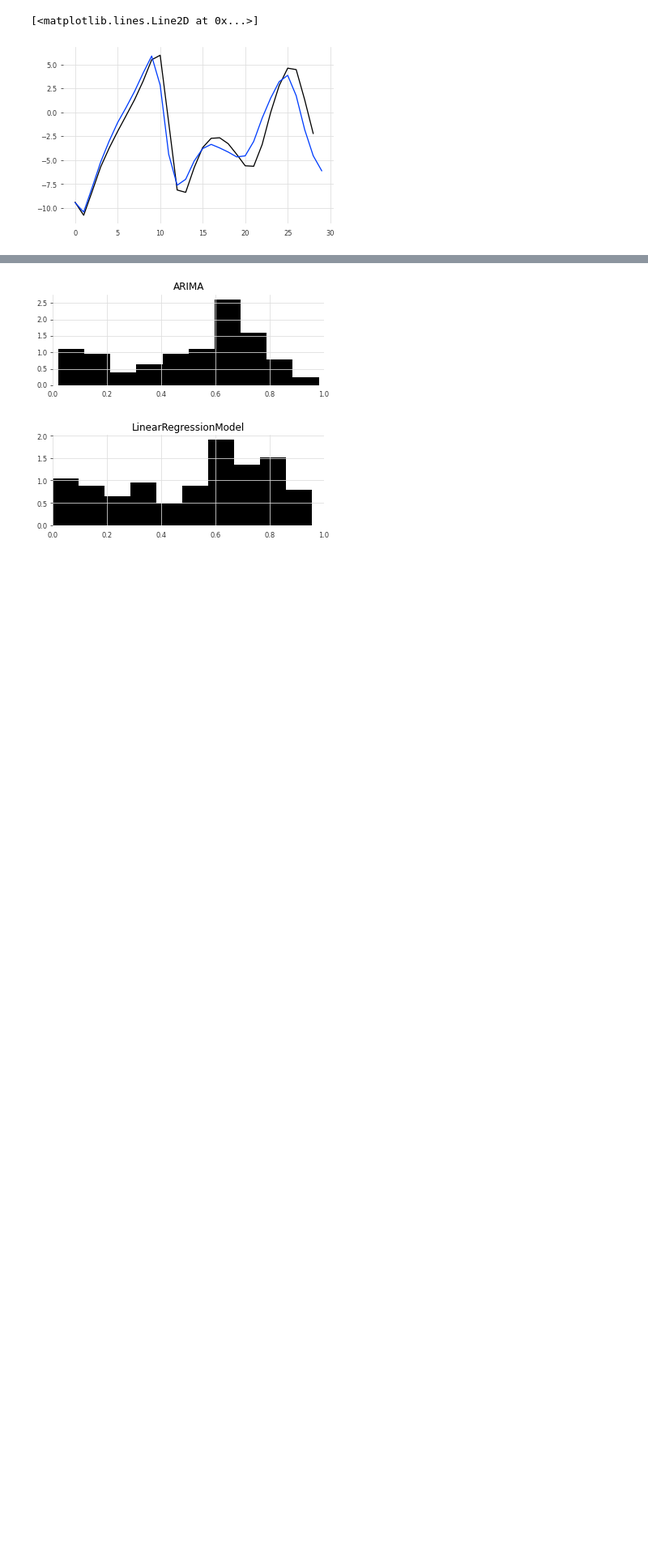
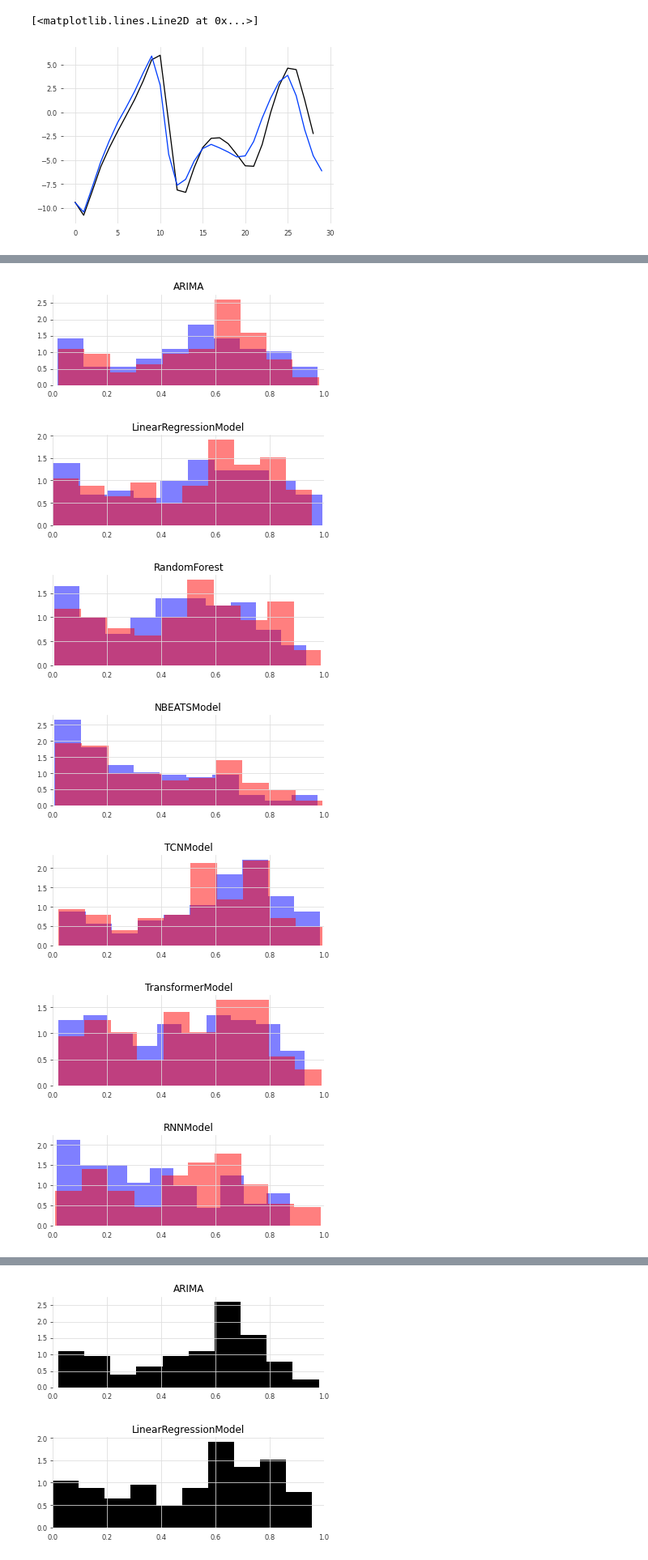
Before and after one commit to williamgilpin/dysts, a Jupyter notebook: benchmarks/forecasting_benchmarks.ipynb, the cells around one changed output, grey strips where cells are left out. Shown at 81% size. Drawn from its saved outputs; the diff is of its cells as text; code cells hidden in the pictures; blank space fills up the shorter version.

```diff
--- a/benchmarks/forecasting_benchmarks.ipynb
+++ b/benchmarks/forecasting_benchmarks.ipynb
@@ -181,0 +146,19 @@ plt.plot(all_results["Halvorsen"]["NBEATSModel"]["prediction"])
+# %%
+for model_name in hist_values_low:
+
+    plt.figure()
+    counts = np.array(hist_values_low[model_name]) / 200.
+    plt.hist(counts, 10, density=True, color="b", alpha=0.5);
+    counts = np.array(hist_values_high[model_name]) / 200.
+    plt.hist(counts, 10, density=True, color="r", alpha=0.5);
+    plt.title(model_name)
+    plt.xlim([0, 1])
+    fixed_aspect_ratio(1/3)
+# %% [output]
+[figure, added]
+[figure, added]
+[figure, added]
+[figure, added]
+[figure, added]
+[figure, added]
+[figure, added]
```
Also changed, not shown: parts of 11 cells of this notebook, 10 other files.
